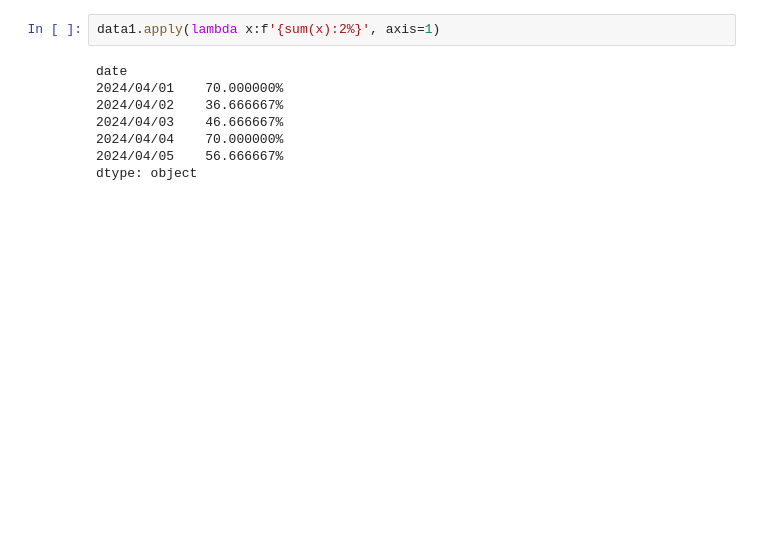
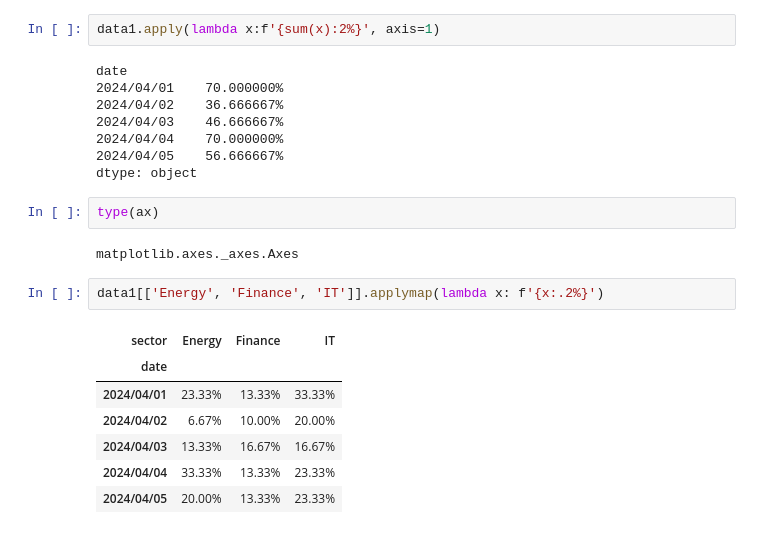
Before and after one commit to xlatom1009/stacked_bar, a Jupyter notebook: notebook.ipynb, the cells around one changed output. Saved outputs shown, nothing was run; the diff lists cells and outputs as text; blank space fills up the shorter version.

```diff
--- a/notebook.ipynb
+++ b/notebook.ipynb
@@ -53,4 +76,18 @@ date
 2024/04/04    70.000000%
 2024/04/05    56.666667%
 dtype: object
+# %%
+type(ax)
+# %% [output]
+matplotlib.axes._axes.Axes
+# %%
+data1[['Energy', 'Finance', 'IT']].applymap(lambda x: f'{x:.2%}')
+# %% [output]
+| sector | Energy | Finance | IT |
+| date |  |  |  |
+| 2024/04/01 | 23.33% | 13.33% | 33.33% |
+| 2024/04/02 | 6.67% | 10.00% | 20.00% |
+| 2024/04/03 | 13.33% | 16.67% | 16.67% |
+| 2024/04/04 | 33.33% | 13.33% | 23.33% |
+| 2024/04/05 | 20.00% | 13.33% | 23.33% |
 # %%
```
Also changed, not shown: parts of 6 cells of this notebook.
